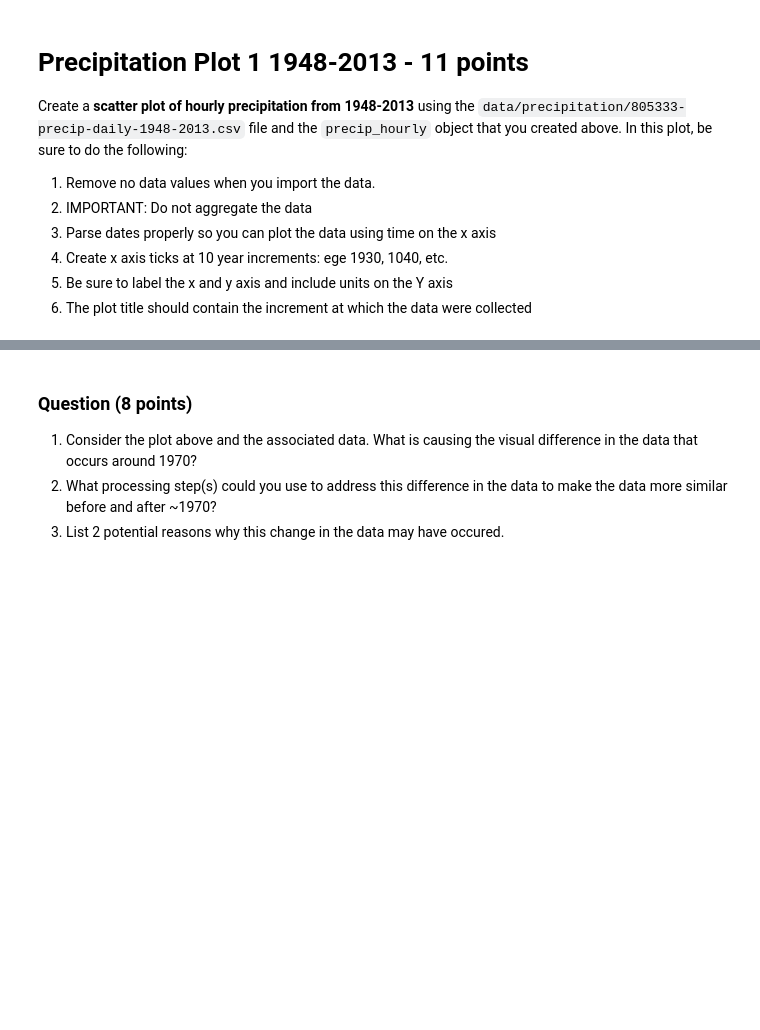
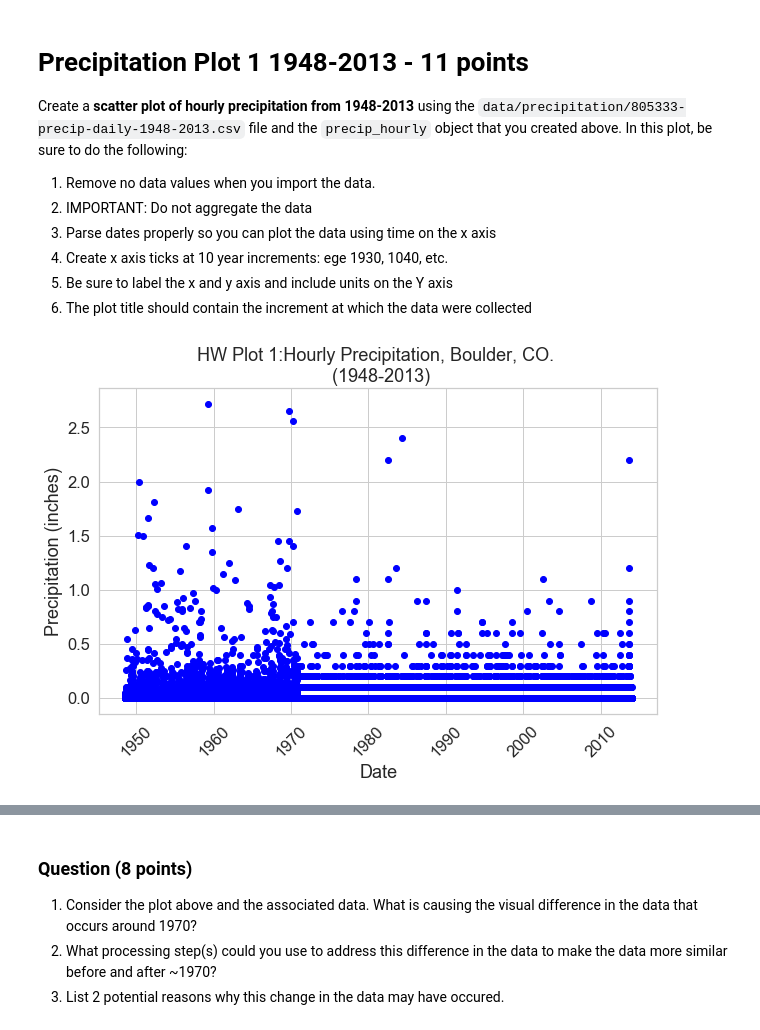
Before and after one commit to earthlab-education/ea-python-2020-01-flood-precip-template, a Jupyter notebook: ea-python-2020-01-flood-report.ipynb, the cells around one changed output, grey strips where cells are left out. Cells and saved outputs as stored; diff of their text form; code cells hidden in the pictures; blank space fills up the shorter version.

Commit message:
figures added

```diff
--- a/ea-python-2020-01-flood-report.ipynb
+++ b/ea-python-2020-01-flood-report.ipynb
@@ -60,0 +85,12 @@ raise NotImplementedError()
+# %%
+# YOUR CODE HERE
+# Set working directory to earth-analytics
+os.chdir(os.path.join(et.io.HOME, 'earth-analytics'))
+
+# Define relative path to file using os.path.join
+file_path1 = os.path.join("data", "colorado-flood",
+                         "precipitation",
+                         "805333-precip-daily-1948-2013.csv")
+
+# To check if path is created
+os.path.exists(file_path1)
@@ -60,0 +99,9 @@ raise NotImplementedError()
+# %%
+# To import csv file as a panda dataframe.
+boulder_precip_1948_2013 = pd.read_csv(file_path1,
+                                      parse_dates=['DATE'],
+                                       index_col= ['DATE'],
+                                       na_values=['999.99'])
+
+# View first few rows
+boulder_precip_1948_2013.head()
@@ -60,0 +133,4 @@ raise NotImplementedError()
+# %%
+# To take sum of hourly precipitation values for all the stations
+precip_hourly = (boulder_precip_1948_2013.resample('H').sum())
+precip_hourly.head()
@@ -102,12 +212,30 @@ Create a **scatter plot of hourly precipitation from 1948-2013** using the `data
 # %%
 # Plot 1 use the precip_hourly object that you created above
 # Add your code to generate this plot here.
 
 # YOUR CODE HERE
-raise NotImplementedError()
+# Create the plot space
+fig, ax = plt.subplots(figsize = (10,6))
+
+# Add x-axis and y-axis
+ax.scatter(precip_hourly.index.values,
+       precip_hourly['HPCP'],
+       color='blue', marker = 'o')
+# Set title and labels for axes
+ax.set(xlabel="Date",
+       ylabel="Precipitation (inches)",
+       title="HW Plot 1:Hourly Precipitation, Boulder, CO. \n (1948-2013)")
+# Rotate tick marks on x-axis
+plt.setp(ax.get_xticklabels(), rotation=45)
+
+# Define the date format
+date_form = DateFormatter("%Y")
+ax.xaxis.set_major_formatter(date_form)
 
 ### DO NOT REMOVE LINE BELOW ###
 plot_1_ts = nb.convert_axes(plt, which_axes="current")
+# %% [output]
+[figure, added]
 # %%
 # This is where the data will be tested for your plot above. You can skip this cell.
 # %% [markdown]
```
Also changed, not shown: parts of 18 cells of this notebook, 1 other file.
